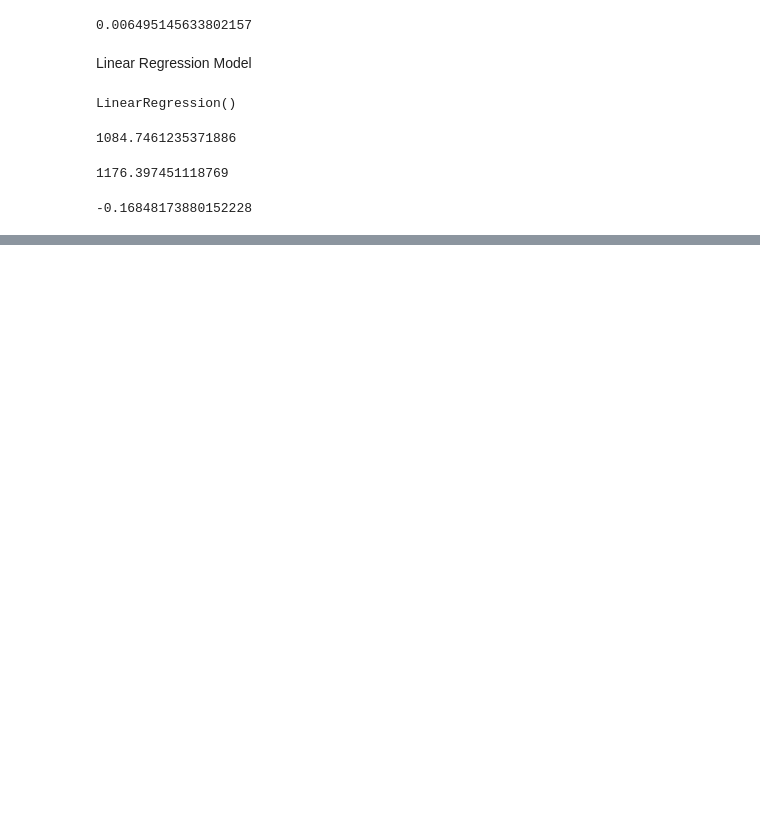
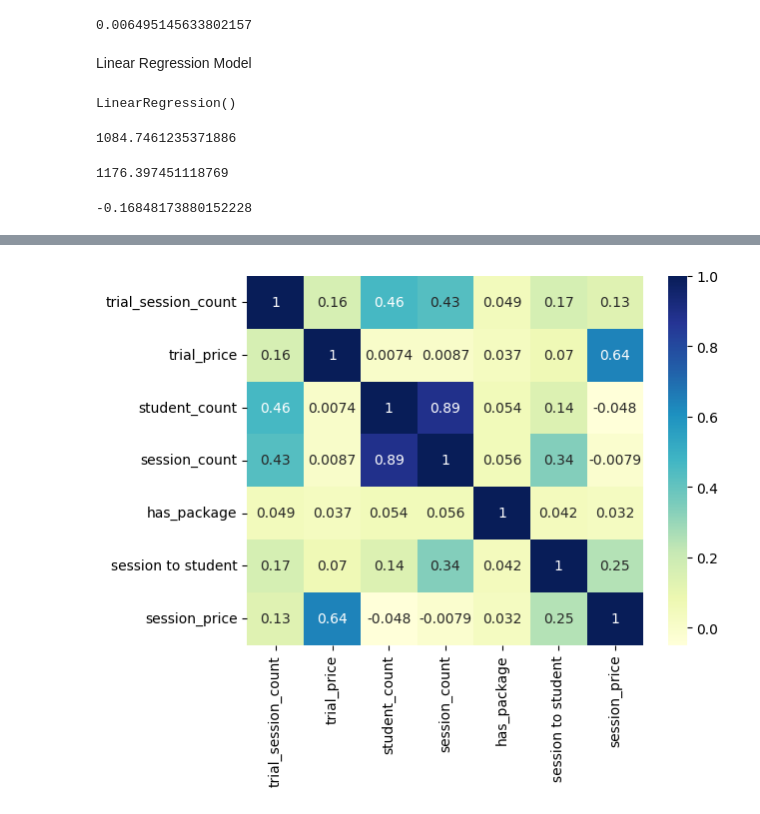
Before and after one commit to ernmin/Project4GA, a Jupyter notebook: prediction_model/prediction_model.ipynb, the cells around one changed output, grey strips where cells are left out. Drawn from its saved outputs; the diff is of its cells as text; code cells hidden in the pictures; blank space fills up the shorter version.

```diff
--- a/prediction_model/prediction_model.ipynb
+++ b/prediction_model/prediction_model.ipynb
@@ -673,0 +720,4 @@ r2
+# %%
+correlation_map('italian')
+# %% [output]
+[figure, added]
```
Also changed, not shown: parts of 11 cells of this notebook, 1 other file.
